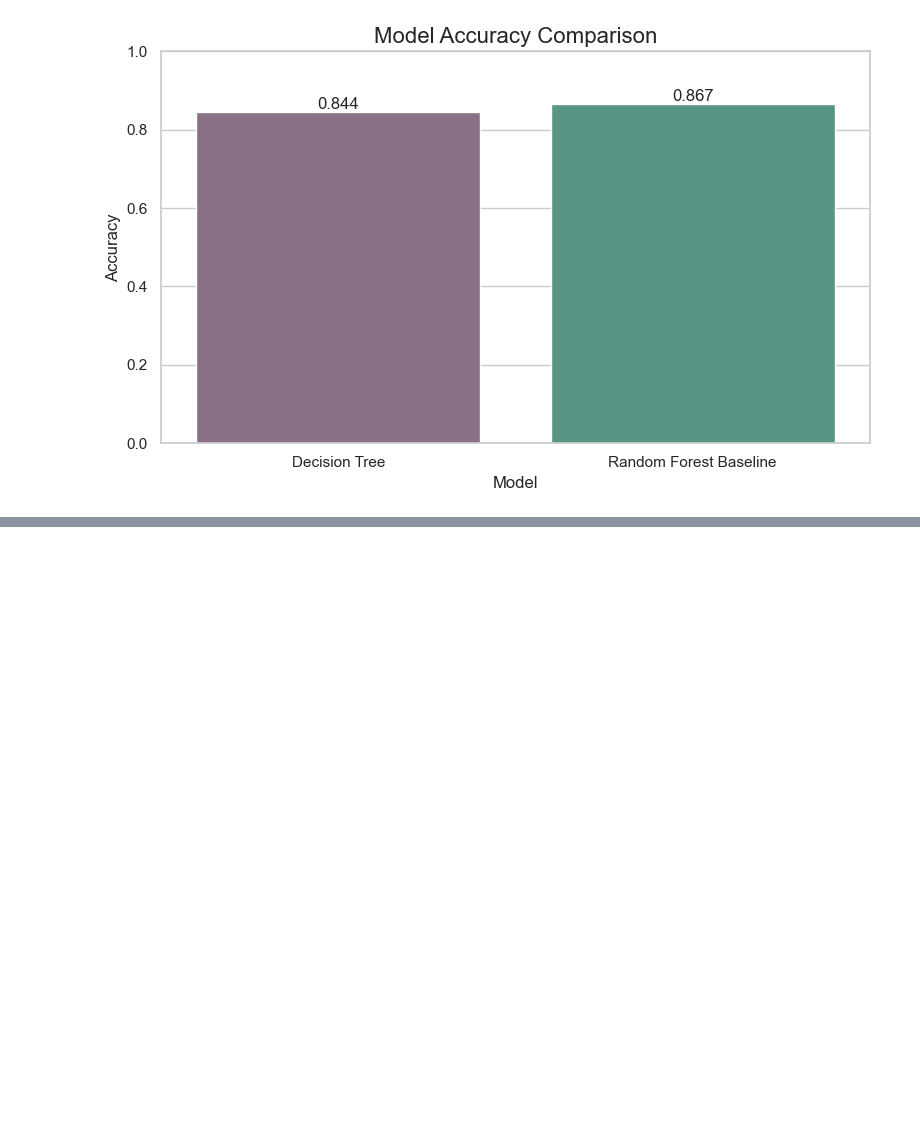
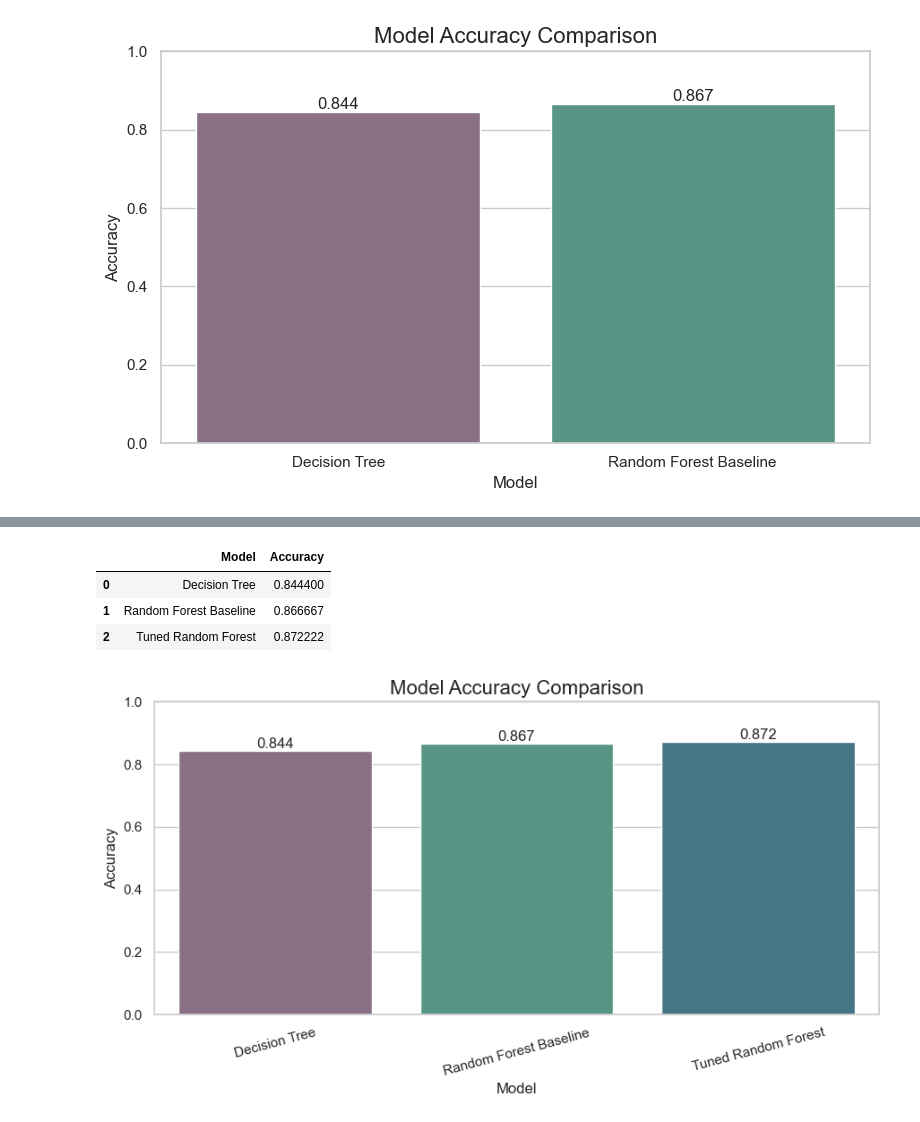
Before and after one commit to mahtabb90/raisin-detective-ml, a Jupyter notebook: notebooks/mahtab/03_random_forest_model.ipynb, the cells around one changed output, grey strips where cells are left out. Drawn from its saved outputs; the diff is of its cells as text; code cells hidden in the pictures; blank space fills up the shorter version.

```diff
--- a/notebooks/mahtab/03_random_forest_model.ipynb
+++ b/notebooks/mahtab/03_random_forest_model.ipynb
@@ -193,0 +291,45 @@ plt.show()
+# %%
+model_results = pd.DataFrame({
+    "Model": [
+        "Decision Tree",
+        "Random Forest Baseline",
+        "Tuned Random Forest"
+    ],
+    "Accuracy": [
+        0.8444,
+        rf_accuracy,
+        best_rf_accuracy
+    ]
+})
+
+model_results
+# %% [output]
+|  | Model | Accuracy |
+| 0 | Decision Tree | 0.844400 |
+| 1 | Random Forest Baseline | 0.866667 |
+| 2 | Tuned Random Forest | 0.872222 |
+# %%
+plt.figure(figsize=(9, 5))
+
+ax = sns.barplot(
+    data=model_results,
+    x="Model",
+    y="Accuracy",
+    hue="Model",
+    palette=["#8E6C88", "#4E9F8A", "#3B7A8F"],
+    legend=False
+)
+
+plt.title("Model Accuracy Comparison")
+plt.xlabel("Model")
+plt.ylabel("Accuracy")
+plt.ylim(0, 1)
+
+for container in ax.containers:
+    ax.bar_label(container, fmt="%.3f")
+
+plt.xticks(rotation=15)
+plt.tight_layout()
+plt.show()
+# %% [output]
+[figure, added]
```
Also changed, not shown: parts of 7 cells of this notebook, 3 other files.
